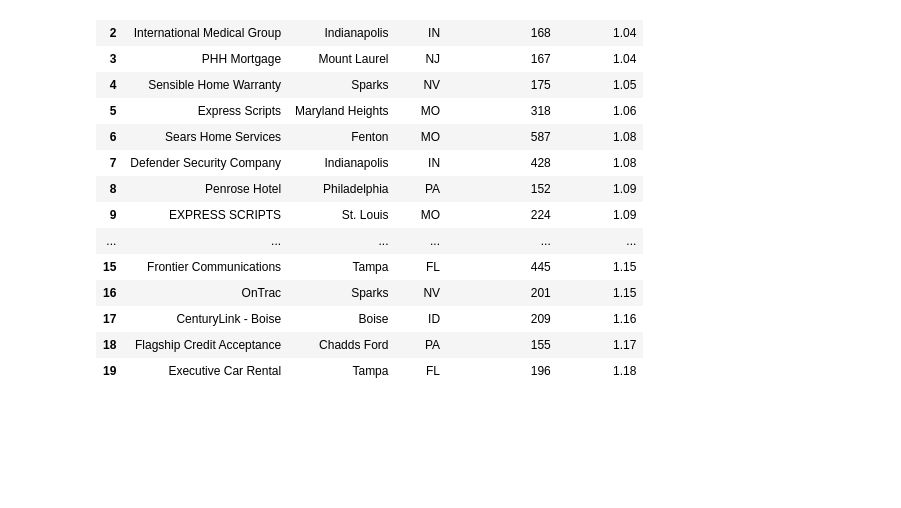
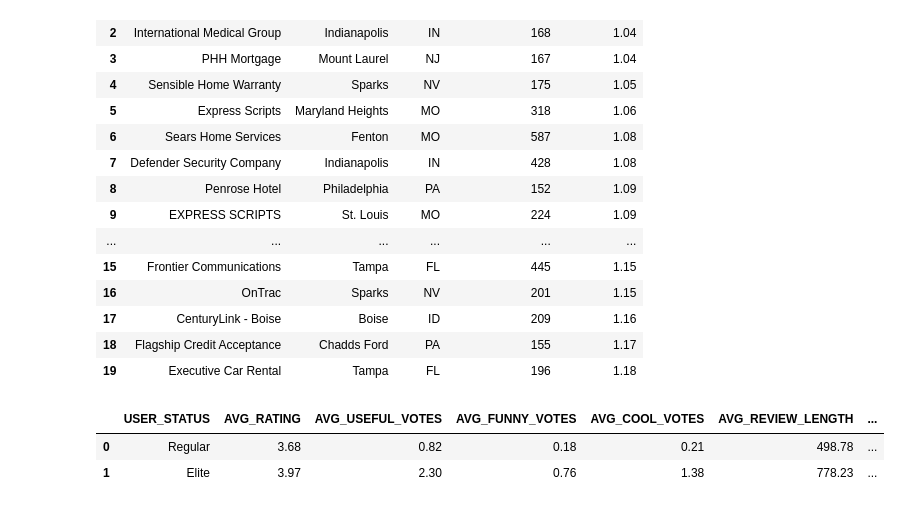
Before and after one commit to KeeganDavis/data-projects, a Jupyter notebook: yelp-reviews/notebooks/sql_queries.ipynb, the cells around one changed output. Saved outputs shown, nothing was run; the diff lists cells and outputs as text; code cells hidden in the pictures; blank space fills up the shorter version.

```diff
--- a/yelp-reviews/notebooks/sql_queries.ipynb
+++ b/yelp-reviews/notebooks/sql_queries.ipynb
@@ -1317,24 +1274,34 @@ display(df)
 | 18 | Flagship Credit Acceptance | Chadds Ford | PA | 155 | 1.17 |
 | 19 | Executive Car Rental | Tampa | FL | 196 | 1.18 |
 # %%
-# Do elite users tend to get more engagement on their reviews
+# Comparing elite and non-elite user reviews
 df = cur.execute('''
                 WITH review_stats AS (
                     SELECT
                         IFF(LENGTH(elite) > 0, 'Elite', 'Regular') AS user_status,
                         yr.stars,
                         yr.useful_votes,
                         yr.funny_votes,
-                        yr.cool_votes
+                        yr.cool_votes,
+                        yr.user_review
                     FROM yelp_users yu
                     JOIN yelp_reviews yr
                         ON yu.user_id = yr.user_id
                 )
                 SELECT
                     user_status,
-                    ROUND(AVG(stars), 2) AS avg_rating
+                    ROUND(AVG(stars), 2) AS avg_rating,
+                    ROUND(AVG(useful_votes), 2) AS avg_useful_votes,
+                    ROUND(AVG(funny_votes), 2) AS avg_funny_votes,
+                    ROUND(AVG(cool_votes), 2) AS avg_cool_votes,
+                    ROUND(AVG(LENGTH(user_review)), 2) AS avg_review_length,
+                    COUNT(*) AS total_reviews
                 FROM review_stats
-                GROUP BY user_status
+                GROUP BY user_status;
                  ''').fetch_pandas_all()
 
 display(df)
+# %% [output]
+|  | USER_STATUS | AVG_RATING | AVG_USEFUL_VOTES | AVG_FUNNY_VOTES | AVG_COOL_VOTES | AVG_REVIEW_LENGTH | ... |
+| 0 | Regular | 3.68 | 0.82 | 0.18 | 0.21 | 498.78 | ... |
+| 1 | Elite | 3.97 | 2.30 | 0.76 | 1.38 | 778.23 | ... |
```
Also changed, not shown: parts of 4 cells of this notebook.
